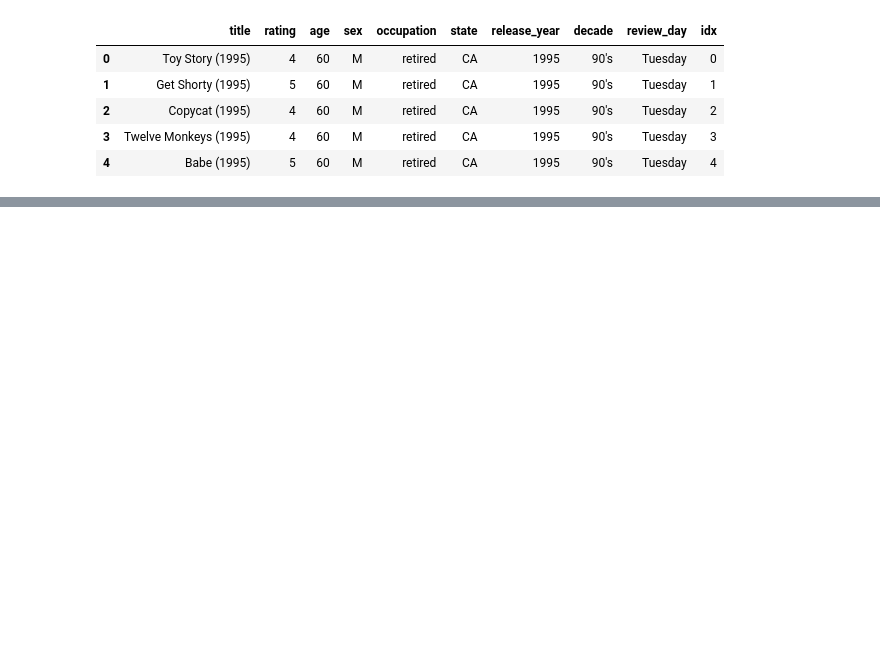
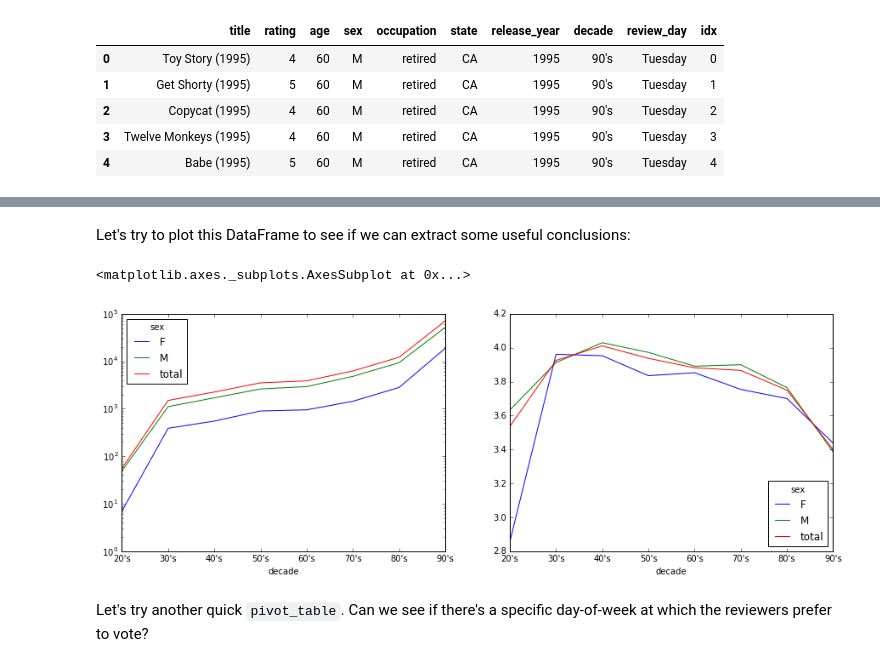
Before and after one commit to spapas/spapas.github.io, a Jupyter notebook: content/pandas-pivot-table-primer.ipynb, the cells around one changed output, grey strips where cells are left out. Saved outputs shown, nothing was run; the diff lists cells and outputs as text; code cells hidden in the pictures; blank space fills up the shorter version.

```diff
--- a/content/pandas-pivot-table-primer.ipynb
+++ b/content/pandas-pivot-table-primer.ipynb
@@ -1236,6 +1237,8 @@ To continue with a real-world example, I will use [MovieLens 100k](http://groupl
 # %%
 import os
 import pandas as pd
+import numpy as np
+import matplotlib.pyplot as plt
 
 path = 'C:/Users/serafeim/Downloads/ml-100k' # Change this to your own directory
 u_cols = ['user_id', 'age', 'sex', 'occupation', 'zip_code']
@@ -1244,8 +1247,8 @@ r_cols = ['user_id', 'movie_id', 'rating', 'unix_timestamp']
 ratings = pd.read_csv(os.path.join(path, 'u.data'), sep='\t', names=r_cols, encoding='latin-1')
 m_cols = ['movie_id', 'title', 'release_date', 'video_release_date', 'imdb_url']
 movies = pd.read_csv(os.path.join(path, 'u.item'), sep='|', names=m_cols, usecols=range(5), encoding='latin-1')
-movie_ratings = pd.merge(movies, ratings)
-lens = pd.merge(movie_ratings, users)
+movie_ratings = movies.merge(ratings)
+lens = movie_ratings.merge(users)
 lens.head()
 # %% [output]
 |  | movie_id | title | release_date | video_release_date | imdb_url | user_id | rating | unix_timestamp | ... |
@@ -1709,0 +1580,23 @@ In the previous, I have tried to present a comprehensive introduction of the `pi
+# %%
+prefered_decade_by_sex = final_lens.pivot_table(
+    columns=['sex', ],
+    index=[ 'decade'],
+    values=['rating', 'idx'],
+    aggfunc={'rating': np.average, 'idx': len},
+    fill_value=0,
+)
+
+prefered_decade_by_sex = prefered_decade_by_sex.drop('')
+
+def get_average(row):
+    total_f = row['idx']['F']
+    total_m = row['idx']['M']
+    total_rating_f = total_f*row['rating']['F']
+    total_rating_m = total_m*row['rating']['M']
+
+    return (total_rating_f+total_rating_m)/(total_f+total_m)
+
+prefered_decade_by_sex['rating', 'total'] = prefered_decade_by_sex.apply(get_average, axis=1)
+prefered_decade_by_sex['idx', 'total'] = prefered_decade_by_sex.apply(lambda x: x['idx']['F']+x['idx']['M'], axis=1)
+prefered_decade_by_sex = prefered_decade_by_sex.sort_index(axis=1)
+prefered_decade_by_sex
@@ -1709,0 +1615,15 @@ In the previous, I have tried to present a comprehensive introduction of the `pi
+# %% [markdown]
+Let's try to plot this DataFrame to see if we can extract some useful conclusions:
+# %%
+f, a = plt.subplots(1,2)
+prefered_decade_by_sex['idx'].plot(ax=a[0], figsize=(15,5), logy=True)
+prefered_decade_by_sex['rating'].plot(ax=a[1], figsize=(15,5))
+# It seems that women don't like movies from the 20's (but if you take at the number
+# of votes there are too few women that have voted for 20's movies. Also, the best
+# reviews seem to be for movies of 30's and 40's and (as expected) the most revies
+# are for newest movies
+# %% [output]
+<matplotlib.axes._subplots.AxesSubplot at 0x...>
+[figure, added]
+# %% [markdown]
+Let's try another quick `pivot_table`. Can we see if there's a specific day-of-week at which the reviewers prefer to vote?
```
Also changed, not shown: parts of 48 cells of this notebook, 1 other file.
